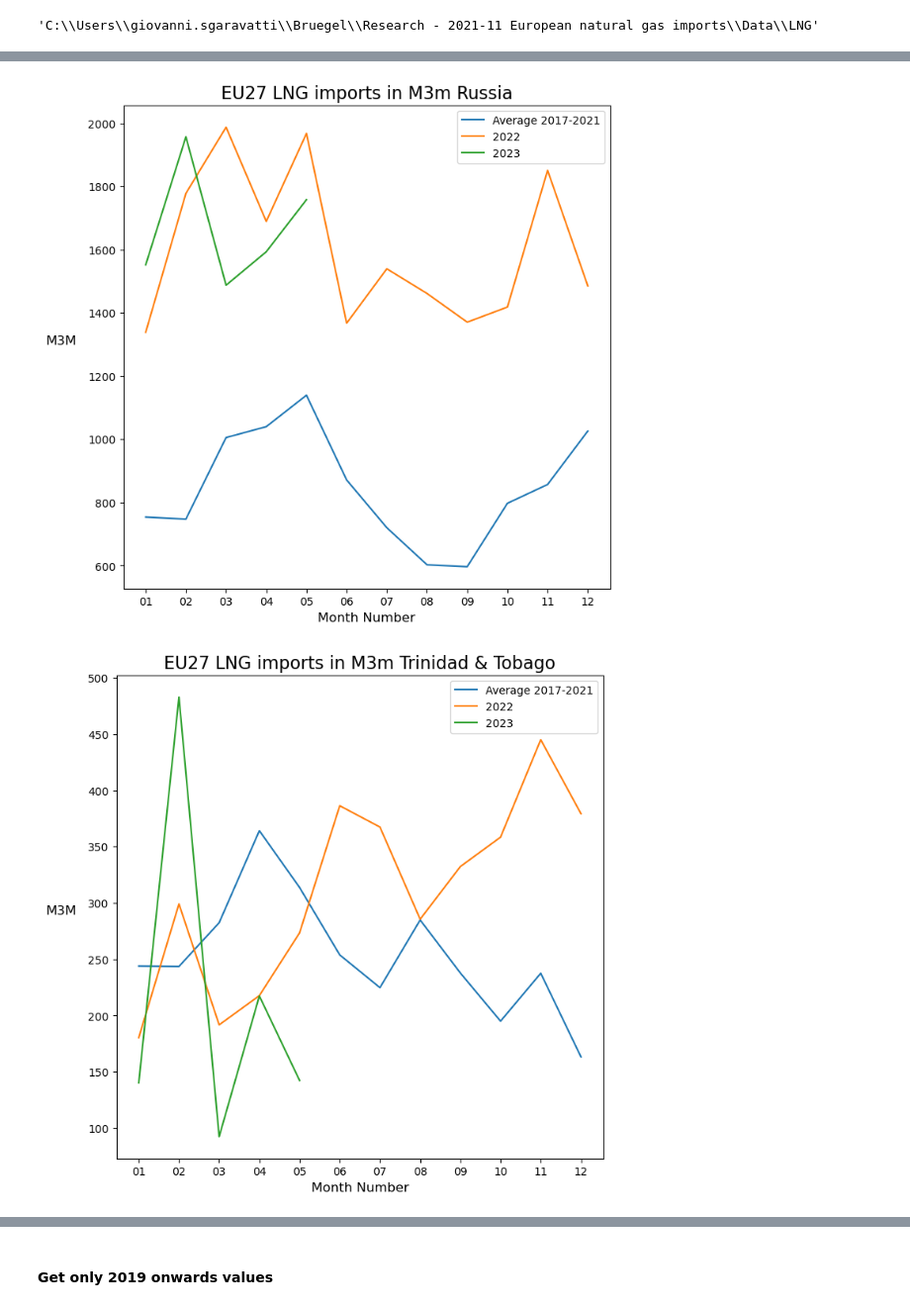
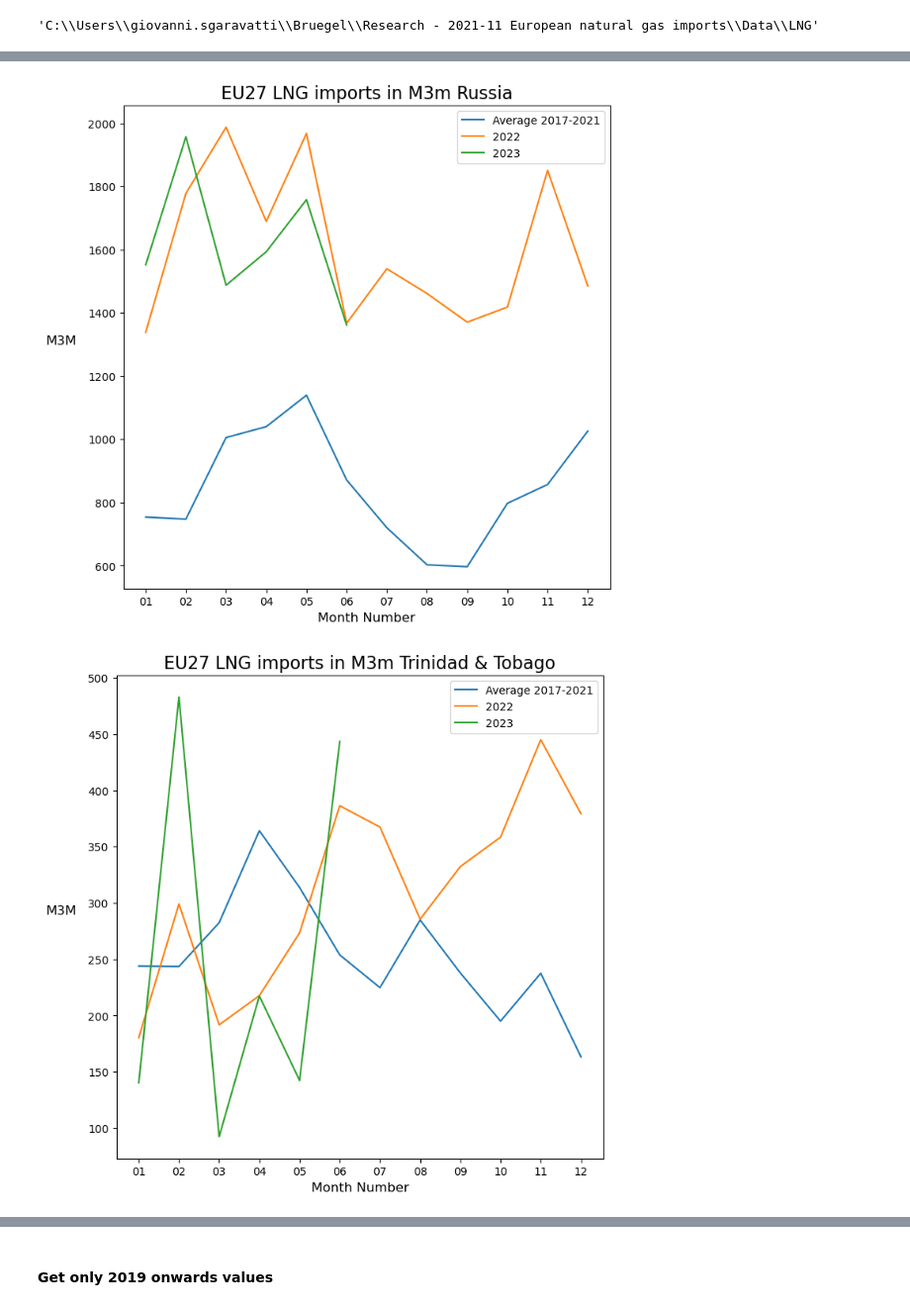
Before and after one commit to greenbruegel/gas-imports, a Jupyter notebook: LNG EU flows.ipynb, the cells around one changed output, grey strips where cells are left out. Shown at 99% size. Cells and saved outputs as stored; diff of their text form; code cells hidden in the pictures.

```diff
--- a/LNG EU flows.ipynb
+++ b/LNG EU flows.ipynb
@@ -128,7 +128,7 @@ os.getcwd()
 data = pd.DataFrame()
 for country in ['Algeria','Norway','Nigeria','Qatar','Russia','Trinidad & Tobago','United States of America','Egypt','Other']:
 
-    ctemp = dff_M3m[country][:'2023-05-31']
+    ctemp = dff_M3m[country][:'2023-06-30']
     ctemp=ctemp.to_frame()
     ctemp['month'] = ctemp.index.strftime("%m")
 
@@ -167,2 +167,2 @@ for country in ['Algeria','Norway','Nigeria','Qatar','Russia','Trinidad & Tobago
-[figure, old version]
+[figure, new version]
-[figure, old version]
+[figure, new version]
```
Also changed, not shown: parts of 5 cells of this notebook, 3 other files.
